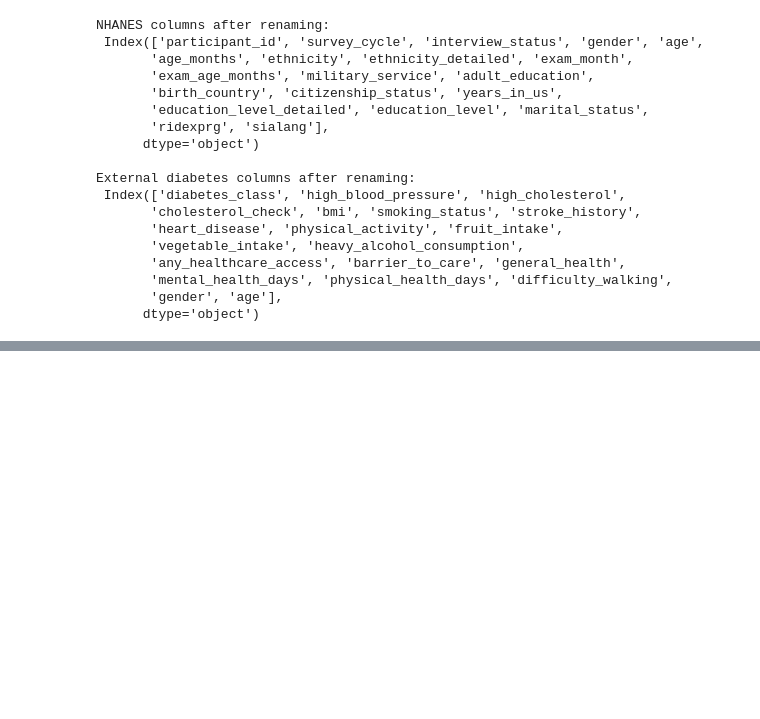
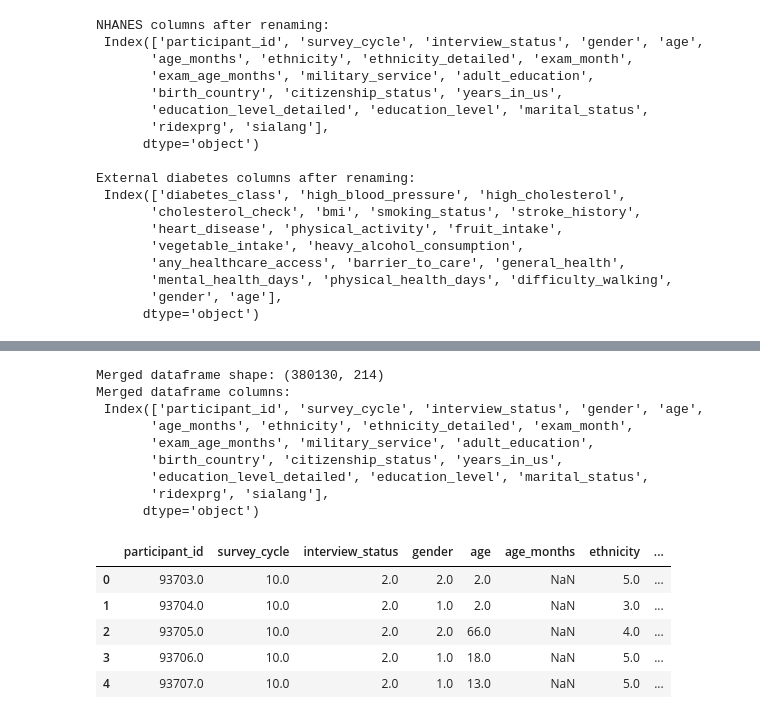
Before and after one commit to OndiekiFrank/type2-diabetes-early-detection-ai-agent, a Jupyter notebook: Notebooks/type2_diabetes_ai_agent.ipynb, the cells around one changed output, grey strips where cells are left out. Saved outputs shown, nothing was run; the diff lists cells and outputs as text; code cells hidden in the pictures; blank space fills up the shorter version.

Commit message:
Merge NHANES and external diabetes datasets into one dataframe and preview head

```diff
--- a/Notebooks/type2_diabetes_ai_agent.ipynb
+++ b/Notebooks/type2_diabetes_ai_agent.ipynb
@@ -592,0 +597,29 @@ External diabetes columns after renaming:
+# %%
+# Step 1: Select columns from external_df that are not in nhanes_df (except gender and age)
+external_cols_to_add = [col for col in external_df.columns if col not in nhanes_df.columns or col in ['gender', 'age']]
+
+# Step 2: Merge the two dataframes column-wise
+merged_df = pd.concat([nhanes_df.reset_index(drop=True), external_df[external_cols_to_add].reset_index(drop=True)], axis=1)
+
+# Step 3: Preview the first 5 rows
+
+print("Merged dataframe shape:", merged_df.shape)
+print("Merged dataframe columns:\n", merged_df.columns[:20])
+
+merged_df.head()
+# %% [output]
+Merged dataframe shape: (380130, 214)
+Merged dataframe columns:
+ Index(['participant_id', 'survey_cycle', 'interview_status', 'gender', 'age',
+       'age_months', 'ethnicity', 'ethnicity_detailed', 'exam_month',
+       'exam_age_months', 'military_service', 'adult_education',
+       'birth_country', 'citizenship_status', 'years_in_us',
+       'education_level_detailed', 'education_level', 'marital_status',
+       'ridexprg', 'sialang'],
+      dtype='object')
+|  | participant_id | survey_cycle | interview_status | gender | age | age_months | ethnicity | ... |
+| 0 | 93703.0 | 10.0 | 2.0 | 2.0 | 2.0 | NaN | 5.0 | ... |
+| 1 | 93704.0 | 10.0 | 2.0 | 1.0 | 2.0 | NaN | 3.0 | ... |
+| 2 | 93705.0 | 10.0 | 2.0 | 2.0 | 66.0 | NaN | 4.0 | ... |
+| 3 | 93706.0 | 10.0 | 2.0 | 1.0 | 18.0 | NaN | 5.0 | ... |
+| 4 | 93707.0 | 10.0 | 2.0 | 1.0 | 13.0 | NaN | 5.0 | ... |
```
Also changed, not shown: parts of 1 cell of this notebook.
